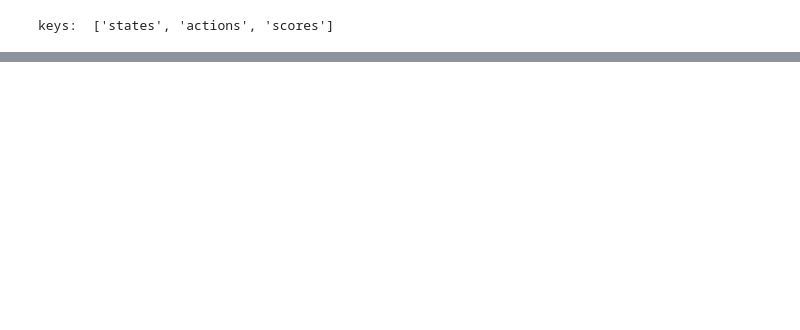
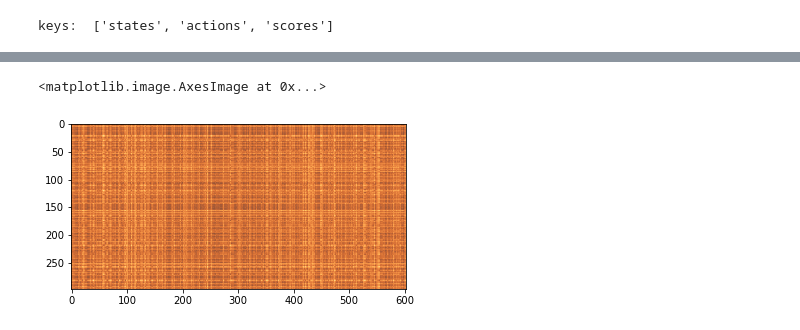
Before and after one commit to Deathn0t/offline-rl-641, a Jupyter notebook: notebooks/Supervised Learning on the Dataset_MC.ipynb, the cells around one changed output, grey strips where cells are left out. Cells and saved outputs as stored; diff of their text form; code cells hidden in the pictures; blank space fills up the shorter version.

```diff
--- a/notebooks/Supervised Learning on the Dataset_MC.ipynb
+++ b/notebooks/Supervised Learning on the Dataset_MC.ipynb
@@ -55,19 +201,3 @@ for f_i in range(n_func):
             best_network = data["actions"][i]
     X.append(data["states"][i])
     y.append(best_network)
-# %%
-# Agressively augment data
-
-new_samples = 10
-
-
-len_X = len(X)
-xy_lim = len(X[0])//2
-for i in range(len_X):
-    x_i = X[i]
-    xx_i = x_i[:xy_lim]
-    yy_i = x_i[xy_lim:]
-    perms_i =[np.random.permutation(np.arange(xy_lim)) for _ in range(new_samples)]
-    for p in list(perms_i):
-        X.append([xx_i[j] for j in p]+[yy_i[j] for j in p])
-        y.append(y[i])
@@ -86,5 +232,18 @@ y shape:  (9900, 5)
+# %%
+def sort_by_x(X):
+    for i,data in enumerate(X):
+        middle_point = int(len(data)/2)
+        x = data[:middle_point]
+        y = data[middle_point:]
+        sorted_xy = np.asarray([[a,x] for a,x in sorted(zip(data[:middle_point],data[middle_point:]))])
+        new_data = np.concatenate((sorted_xy[:,0], sorted_xy[:,1]), axis=None)
+        X[i] = new_data
+    return X
 # %%
 X_train, X_test, y_train, y_test = train_test_split(X, y,
     test_size=0.33,
     random_state=42
 )
+# %%
+Xt_sorted = sort_by_x(X_train)
+Xtest_sorted = sort_by_x(X_test)
@@ -90,0 +252,7 @@ X_train, X_test, y_train, y_test = train_test_split(X, y,
+# %%
+D = cdist(Xtest_sorted[:, 80:], Xt_sorted[:, 80:], metric="minkowski")
+# %%
+plt.imshow(D, alpha=0.8, cmap='YlOrBr_r')
+# %% [output]
+<matplotlib.image.AxesImage at 0x...>
+[figure, added]
```
Also changed, not shown: parts of 27 cells of this notebook, 4 other files.
